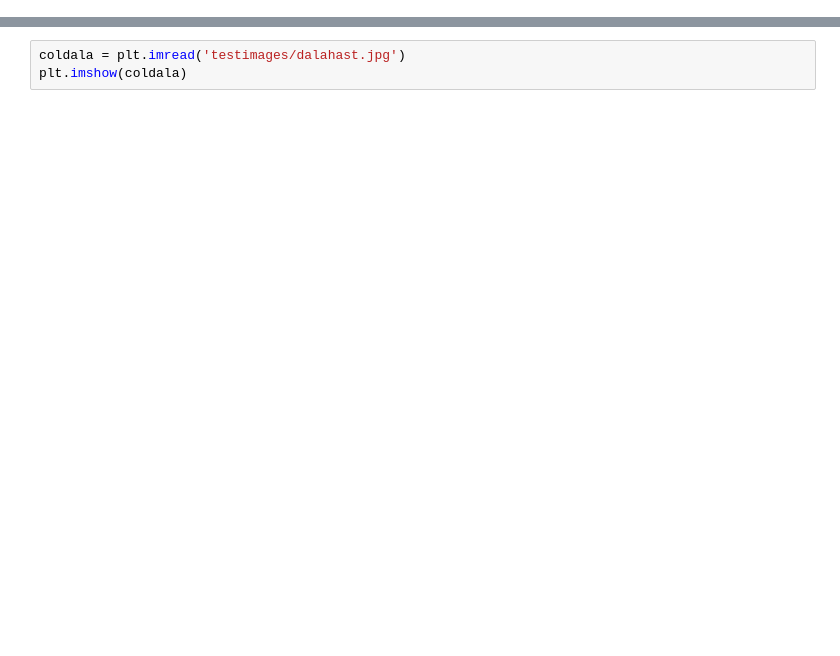
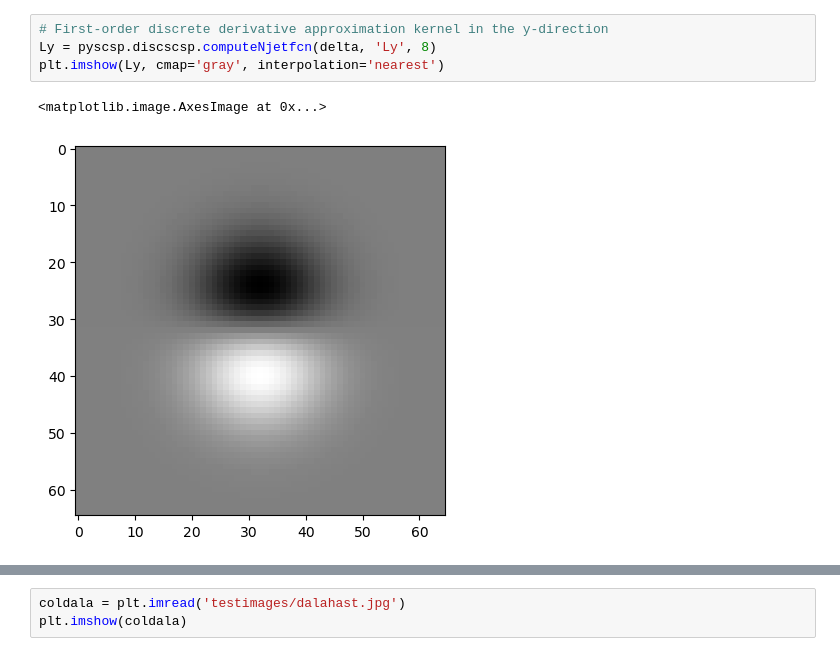
Before and after one commit to tonylindeberg/pyscsp, a Jupyter notebook: discscspdemo.ipynb, the cells around one changed output, grey strips where cells are left out. Cells and saved outputs as stored; diff of their text form; blank space fills up the shorter version.

```diff
--- a/discscspdemo.ipynb
+++ b/discscspdemo.ipynb
@@ -118,0 +24,7 @@ discscsp.variance(discscsp.scspconv(delta255, 10, 'intgauss'))
+# %%
+# First-order discrete derivative approximation kernel in the y-direction
+Ly = pyscsp.discscsp.computeNjetfcn(delta, 'Ly', 8)
+plt.imshow(Ly, cmap='gray', interpolation='nearest')
+# %% [output]
+<matplotlib.image.AxesImage at 0x...>
+[figure, added]
```
Also changed, not shown: parts of 71 cells of this notebook, 6 other files.
